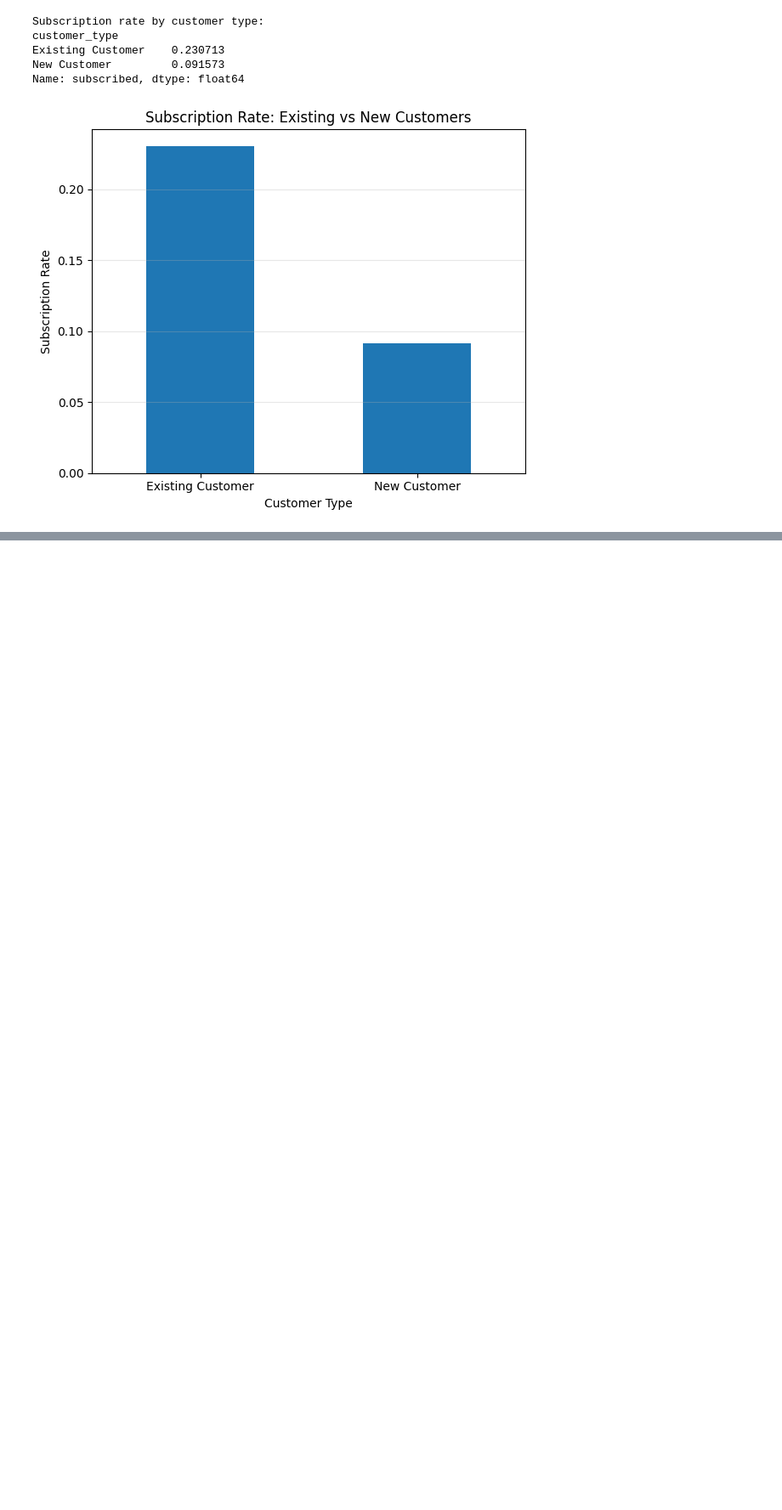
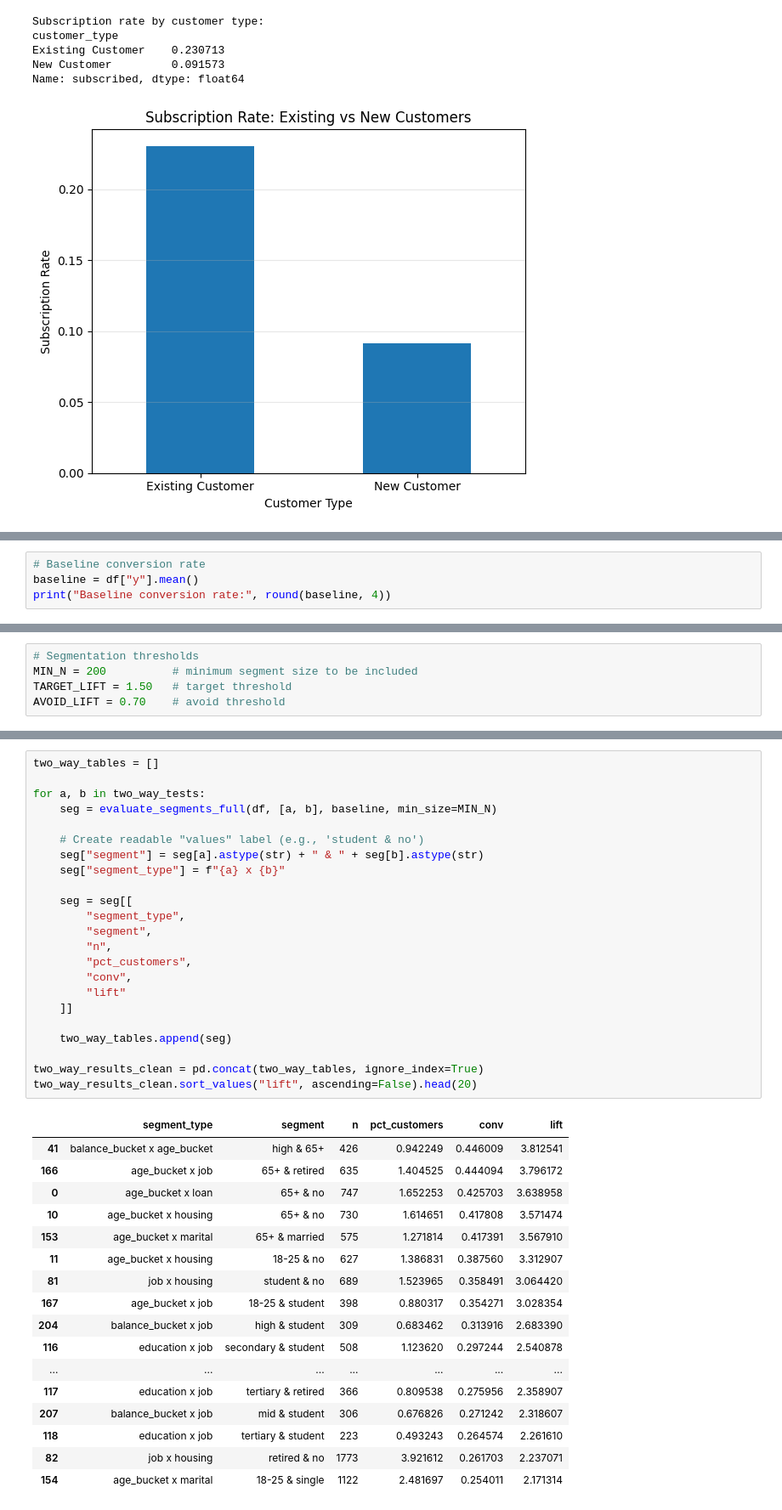
Before and after one commit to DzeDze/ds_team2_bank_marketing, a Jupyter notebook: notebooks/01_eda.ipynb, the cells around one changed output, grey strips where cells are left out. Shown at 85% size. Cells and saved outputs as stored; diff of their text form; blank space fills up the shorter version.

```diff
--- a/notebooks/01_eda.ipynb
+++ b/notebooks/01_eda.ipynb
@@ -2182,0 +2211,4 @@ Name: subscribed, dtype: float64
+# %%
+# Baseline conversion rate
+baseline = df["y"].mean()
+print("Baseline conversion rate:", round(baseline, 4))
@@ -2182,0 +2219,5 @@ Name: subscribed, dtype: float64
+# %%
+# Segmentation thresholds
+MIN_N = 200          # minimum segment size to be included
+TARGET_LIFT = 1.50   # target threshold
+AVOID_LIFT = 0.70    # avoid threshold
@@ -2182,0 +2369,41 @@ Name: subscribed, dtype: float64
+# %%
+two_way_tables = []
+
+for a, b in two_way_tests:
+    seg = evaluate_segments_full(df, [a, b], baseline, min_size=MIN_N)
+
+    # Create readable "values" label (e.g., 'student & no')
+    seg["segment"] = seg[a].astype(str) + " & " + seg[b].astype(str)
+    seg["segment_type"] = f"{a} x {b}"
+
+    seg = seg[[
+        "segment_type",
+        "segment",
+        "n",
+        "pct_customers",
+        "conv",
+        "lift"
+    ]]
+
+    two_way_tables.append(seg)
+
+two_way_results_clean = pd.concat(two_way_tables, ignore_index=True)
+two_way_results_clean.sort_values("lift", ascending=False).head(20)
+# %% [output]
+|  | segment_type | segment | n | pct_customers | conv | lift |
+| 41 | balance_bucket x age_bucket | high & 65+ | 426 | 0.942249 | 0.446009 | 3.812541 |
+| 166 | age_bucket x job | 65+ & retired | 635 | 1.404525 | 0.444094 | 3.796172 |
+| 0 | age_bucket x loan | 65+ & no | 747 | 1.652253 | 0.425703 | 3.638958 |
+| 10 | age_bucket x housing | 65+ & no | 730 | 1.614651 | 0.417808 | 3.571474 |
+| 153 | age_bucket x marital | 65+ & married | 575 | 1.271814 | 0.417391 | 3.567910 |
+| 11 | age_bucket x housing | 18-25 & no | 627 | 1.386831 | 0.387560 | 3.312907 |
+| 81 | job x housing | student & no | 689 | 1.523965 | 0.358491 | 3.064420 |
+| 167 | age_bucket x job | 18-25 & student | 398 | 0.880317 | 0.354271 | 3.028354 |
+| 204 | balance_bucket x job | high & student | 309 | 0.683462 | 0.313916 | 2.683390 |
+| 116 | education x job | secondary & student | 508 | 1.123620 | 0.297244 | 2.540878 |
+| ... | ... | ... | ... | ... | ... | ... |
+| 117 | education x job | tertiary & retired | 366 | 0.809538 | 0.275956 | 2.358907 |
+| 207 | balance_bucket x job | mid & student | 306 | 0.676826 | 0.271242 | 2.318607 |
+| 118 | education x job | tertiary & student | 223 | 0.493243 | 0.264574 | 2.261610 |
+| 82 | job x housing | retired & no | 1773 | 3.921612 | 0.261703 | 2.237071 |
+| 154 | age_bucket x marital | 18-25 & single | 1122 | 2.481697 | 0.254011 | 2.171314 |
```
Also changed, not shown: parts of 39 cells of this notebook.
